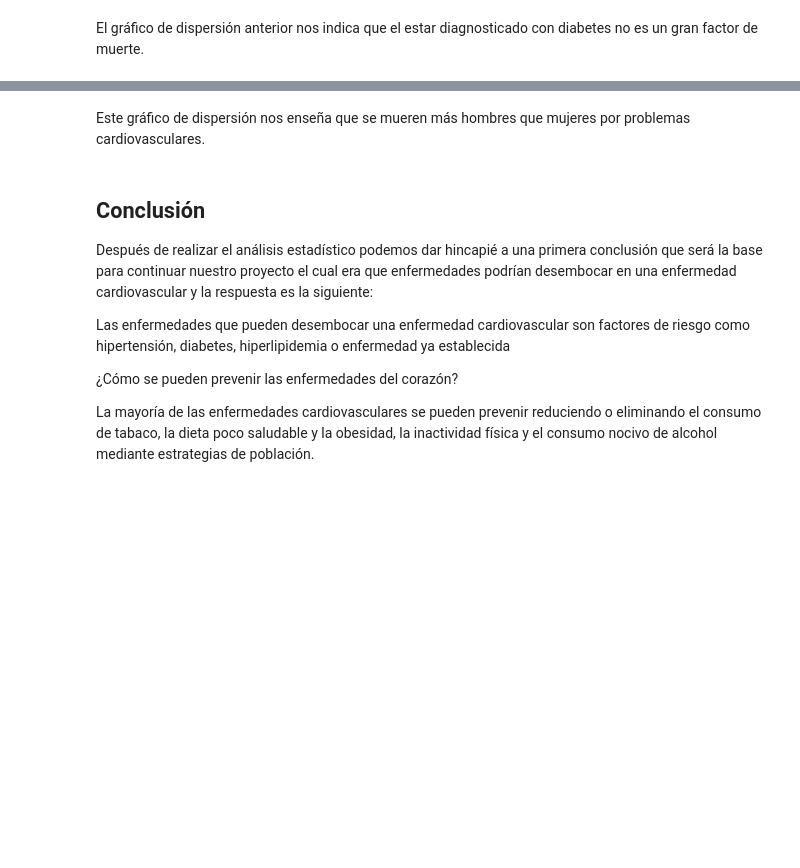
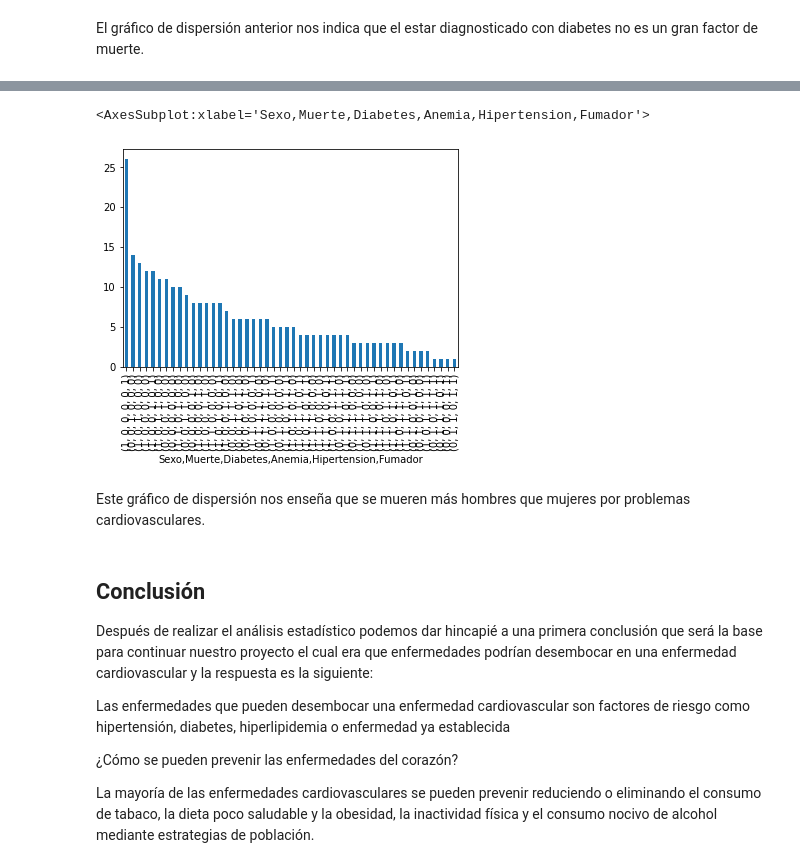
Before and after one commit to NathanRAMx/MineriaDeDatos, a Jupyter notebook: AvancePIA_II_Grupo002_Equipo7.ipynb, the cells around one changed output, grey strips where cells are left out. Cells and saved outputs as stored; diff of their text form; code cells hidden in the pictures; blank space fills up the shorter version.

```diff
--- a/AvancePIA_II_Grupo002_Equipo7.ipynb
+++ b/AvancePIA_II_Grupo002_Equipo7.ipynb
@@ -187,3 +188,10 @@ heartbase.plot.hexbin(x='Muerte', y='Sexo')
+# %%
+muertediabetes = heartbase[['Sexo','Muerte','Diabetes','Anemia','Hipertension','Fumador']].copy()
+
+muertediabetes.value_counts().plot.bar(stacked=True)
+# %% [output]
+<AxesSubplot:xlabel='Sexo,Muerte,Diabetes,Anemia,Hipertension,Fumador'>
+[figure, added]
 # %% [markdown]
 Este gráfico de dispersión nos enseña que se mueren más hombres que mujeres por problemas cardiovasculares.
 # %% [markdown]
```
Also changed, not shown: parts of 20 cells of this notebook.
